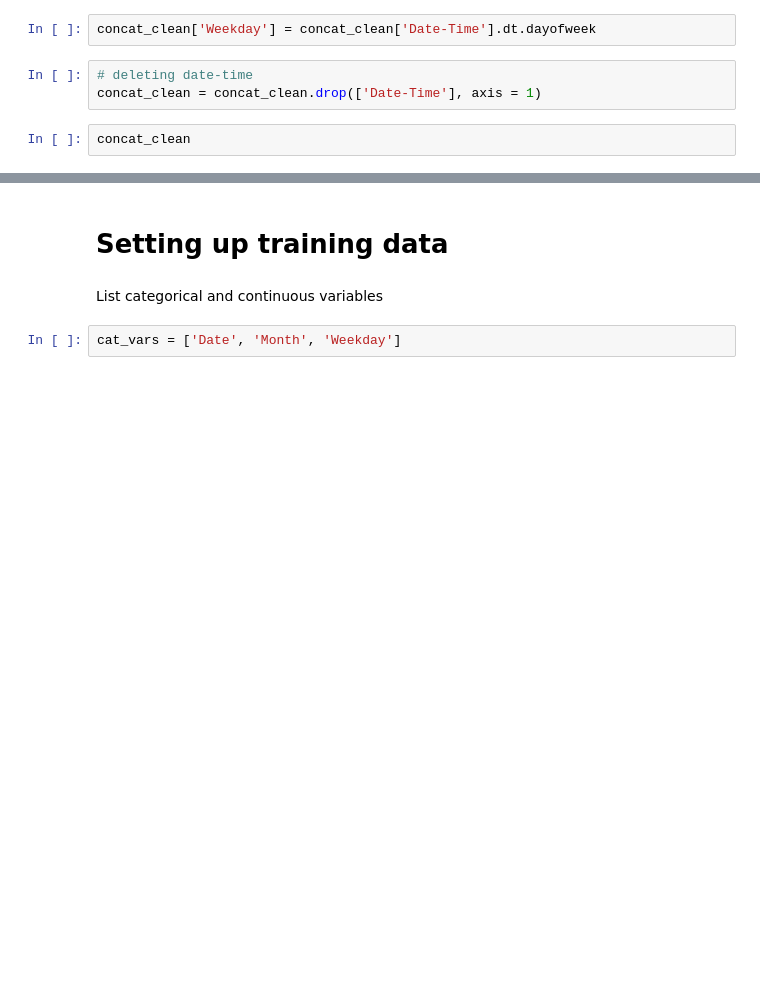
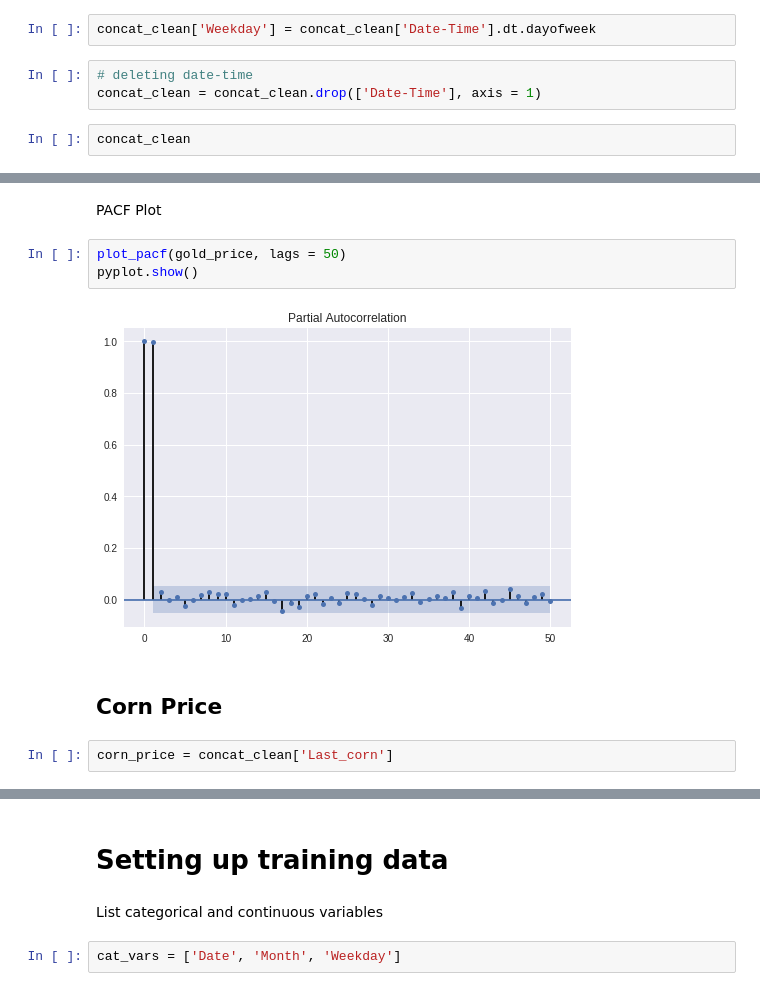
Before and after one commit to maxmatical/Machine-Learning, a Jupyter notebook: Gold_Case_Study.ipynb, the cells around one changed output, grey strips where cells are left out. Drawn from its saved outputs; the diff is of its cells as text; blank space fills up the shorter version.

```diff
--- a/Gold_Case_Study.ipynb
+++ b/Gold_Case_Study.ipynb
@@ -296,0 +334,11 @@ concat_clean.describe(include='all')
+# %% [markdown]
+PACF Plot
+# %%
+plot_pacf(gold_price, lags = 50)
+pyplot.show()
+# %% [output]
+[figure, added]
+# %% [markdown]
+## Corn Price
+# %%
+corn_price = concat_clean['Last_corn']
```
Also changed, not shown: parts of 30 cells of this notebook.
